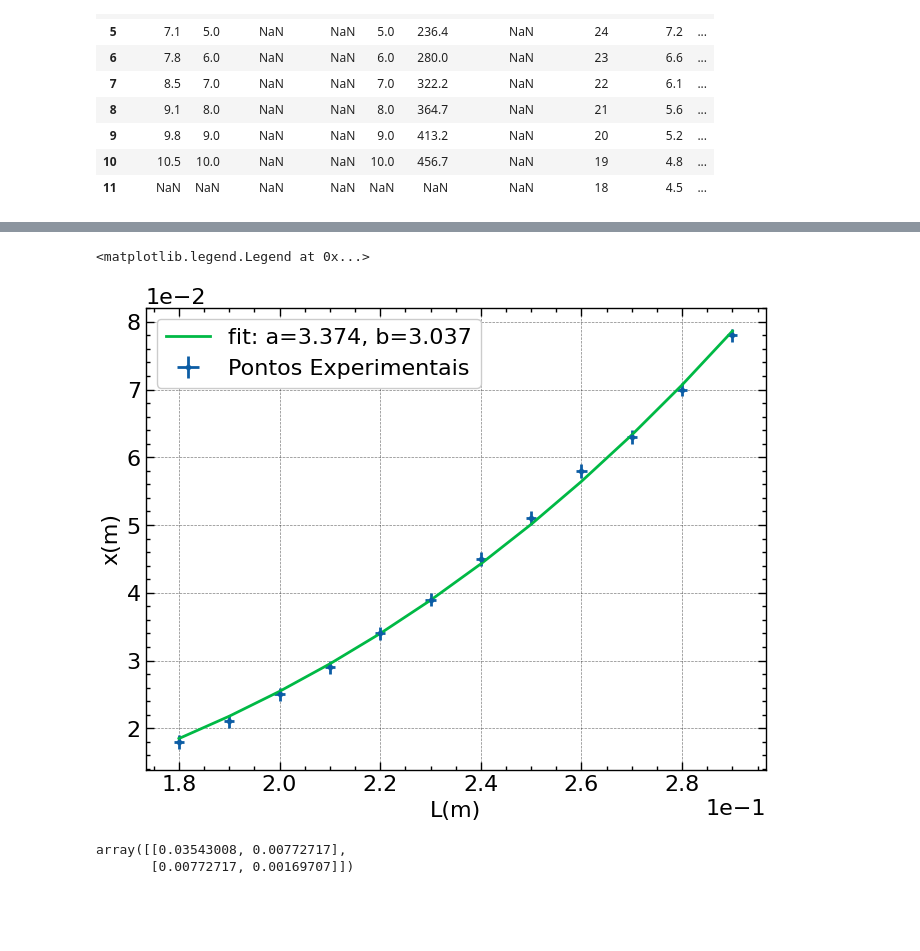
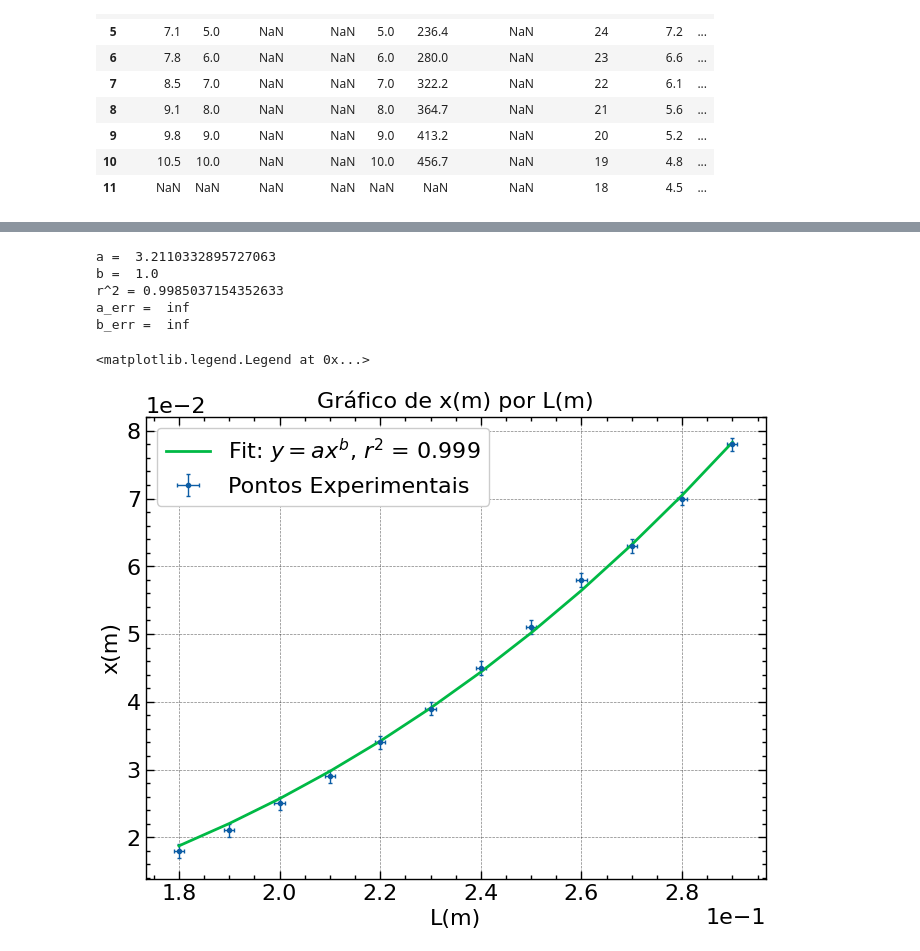
Before and after one commit to matncb/laboratorio-fisica1, a Jupyter notebook: pratica2/exp2.ipynb, the cells around one changed output, grey strips where cells are left out. Saved outputs shown, nothing was run; the diff lists cells and outputs as text; code cells hidden in the pictures; blank space fills up the shorter version.

```diff
--- a/pratica2/exp2.ipynb
+++ b/pratica2/exp2.ipynb
@@ -55,25 +79,38 @@ plt.legend()
+# %%
+def func(x,a, b):
+    return a*x**3
+
+popt, pcov = curve_fit(func, x_data, y_data)
+a, b = popt
+a_err, b_err = np.sqrt(np.diag(pcov))
+r2 = r2_score(y_data, func(x_data, *popt))
+
+print('a = ', a)
+print('b = ', b)
+print(r'r^2 =', r2)
+print('a_err = ', a_err)
+print('b_err = ', b_err)
+# %% [output]
+a =  3.2110332895727063
+b =  1.0
+r^2 = 0.9985037154352633
+a_err =  inf
+b_err =  inf
 # %%
-plt.errorbar(x_data, y_data, xerr = x_err, yerr = y_err, marker = 'o', ls = '', ms = 3, label ="Pontos Experimentais")
+#fit
+
+plt.errorbar(x_data, y_data, xerr = x_err, yerr = y_err, marker = 'o', ls = '', ms = 3, capsize=1.5, elinewidth=1,label ="Pontos Experimentais")
+plt.title('Gráfico de x(m) por L(m)')
 
 plt.xlabel(r'L(m)')
 plt.ylabel(r'x(m)')
 
 plt.ticklabel_format(style='sci', axis='x', scilimits=(0,0))
 plt.ticklabel_format(style='sci', axis='y', scilimits=(0,0))
 
-def func(x,a, b):
-    return a*x**b
 
-popt, pcov = curve_fit(func, x_data, y_data)
-a, b = popt
-
-plt.plot(x_data, func(x_data, *popt), label='fit: a=%5.3f, b=%5.3f' % tuple(popt) )
+plt.plot(x_data, func(x_data, *popt), label= r'Fit: $y = ax^b$, $r^2$ = %.3f' % (r2) )
 plt.legend()
 # %% [output]
 <matplotlib.legend.Legend at 0x...>
-[figure, old version]
+[figure, new version]
-# %%
-pcov
-# %% [output]
-array([[0.03543008, 0.00772717],
-       [0.00772717, 0.00169707]])
```
Also changed, not shown: parts of 10 cells of this notebook, 1 other file.
